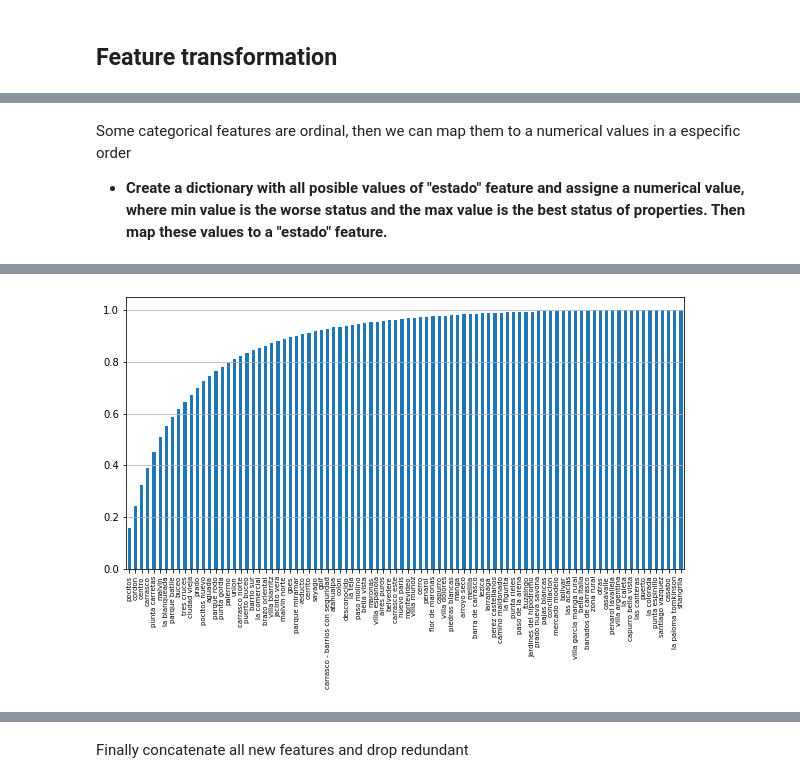
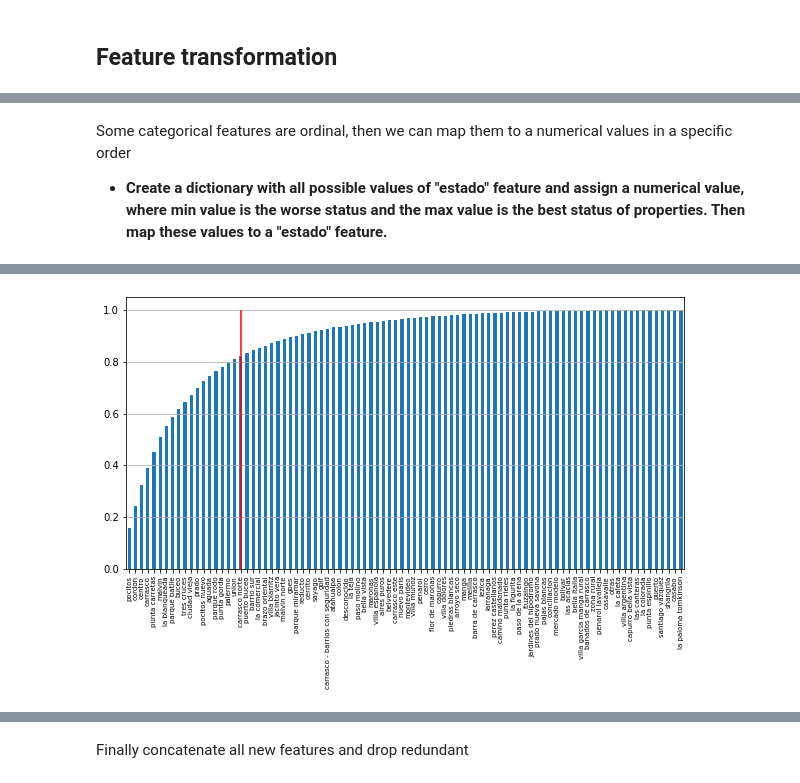
Before and after one commit to creyesp/houses-project, a Jupyter notebook: notebooks/First_day_workshop.ipynb, the cells around one changed output, grey strips where cells are left out. Drawn from its saved outputs; the diff is of its cells as text; code cells hidden in the pictures.

```diff
--- a/notebooks/First_day_workshop.ipynb
+++ b/notebooks/First_day_workshop.ipynb
@@ -539,6 +521,6 @@ sns.boxenplot(x='decada', y='precio', data=df_num, ax=ax)
 # %% [markdown]
-Some categorical features are ordinal, then we can map them to a numerical values in a especific order
-- **Create a dictionary with all posible values of "estado" feature and assigne a numerical value, where min value is the worse status and the max value is the best status of properties. Then map these values to a "estado" feature.**
+Some categorical features are ordinal, then we can map them to a numerical values in a specific order
+- **Create a dictionary with all possible values of "estado" feature and assign a numerical value, where min value is the worse status and the max value is the best status of properties. Then map these values to a "estado" feature.**
 # %%
 # Categorical transformation
 map_status = {
@@ -558,10 +540,10 @@ One useful transformation is [80/20 rule or Pareto Rule](https://en.wikipedia.or
 # %%
 f, ax = plt.subplots(figsize=(10,5))
 (df_obj['barrio'].value_counts().cumsum()/df_obj['barrio'].count()).plot(kind='bar', ax=ax)
-
+ax.vlines(0.2*df_obj['barrio'].unique().shape[0], 0, 1, color='r')
 for tick in ax.xaxis.get_major_ticks():
     tick.label.set_fontsize('x-small')
 ax.grid(axis='y')
 # %% [output]
-[figure, old version]
+[figure, new version]
 # %% [markdown]
```
Also changed, not shown: parts of 41 cells of this notebook, 3 other files.
